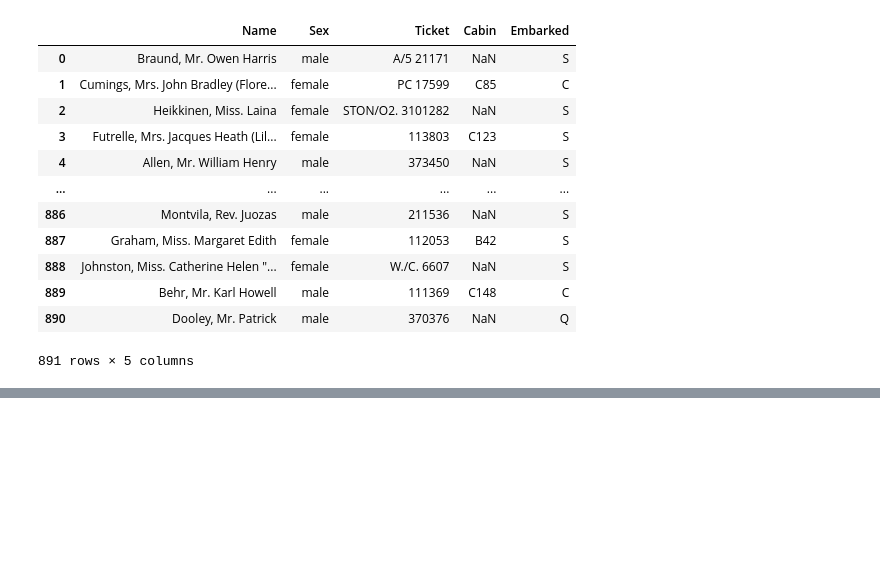
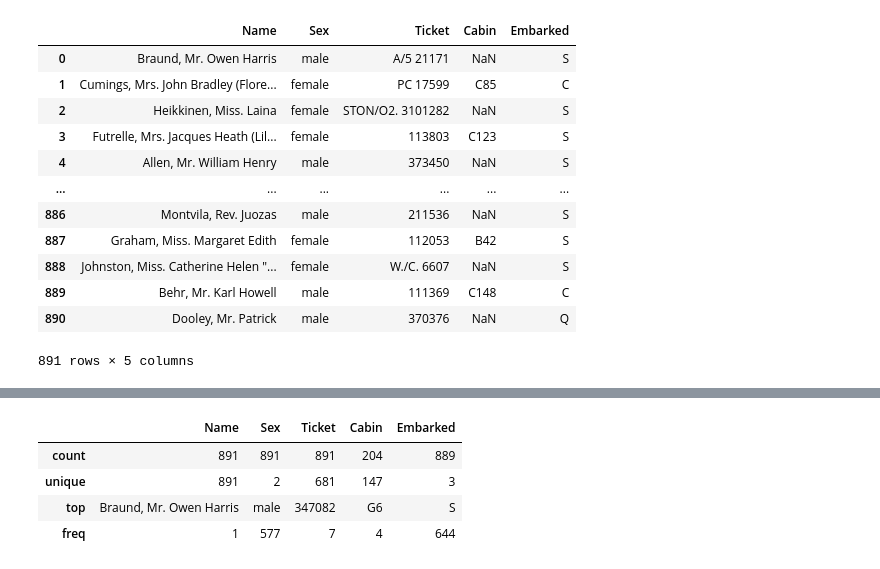
Before and after one commit to pashupatinathvidyarthi/Data-Analytics, a Jupyter notebook: Pandas/Pandas_02.ipynb, the cells around one changed output, grey strips where cells are left out. Cells and saved outputs as stored; diff of their text form; code cells hidden in the pictures; blank space fills up the shorter version.

```diff
--- a/Pandas/Pandas_02.ipynb
+++ b/Pandas/Pandas_02.ipynb
@@ -161,0 +178,8 @@ df[df.dtypes[df.dtypes=='str'].index] #gives us the columns which have data type
+# %%
+df[df.dtypes[df.dtypes=='str'].index].describe() #gives us the statistical summary of the columns which have data type object. It gives us the count, unique values, top value, and frequency of the top value for each column which has data type object in the dataset.
+# %% [output]
+|  | Name | Sex | Ticket | Cabin | Embarked |
+| count | 891 | 891 | 891 | 204 | 889 |
+| unique | 891 | 2 | 681 | 147 | 3 |
+| top | Braund, Mr. Owen Harris | male | 347082 | G6 | S |
+| freq | 1 | 577 | 7 | 4 | 644 |
```
Also changed, not shown: parts of 1 cell of this notebook.
